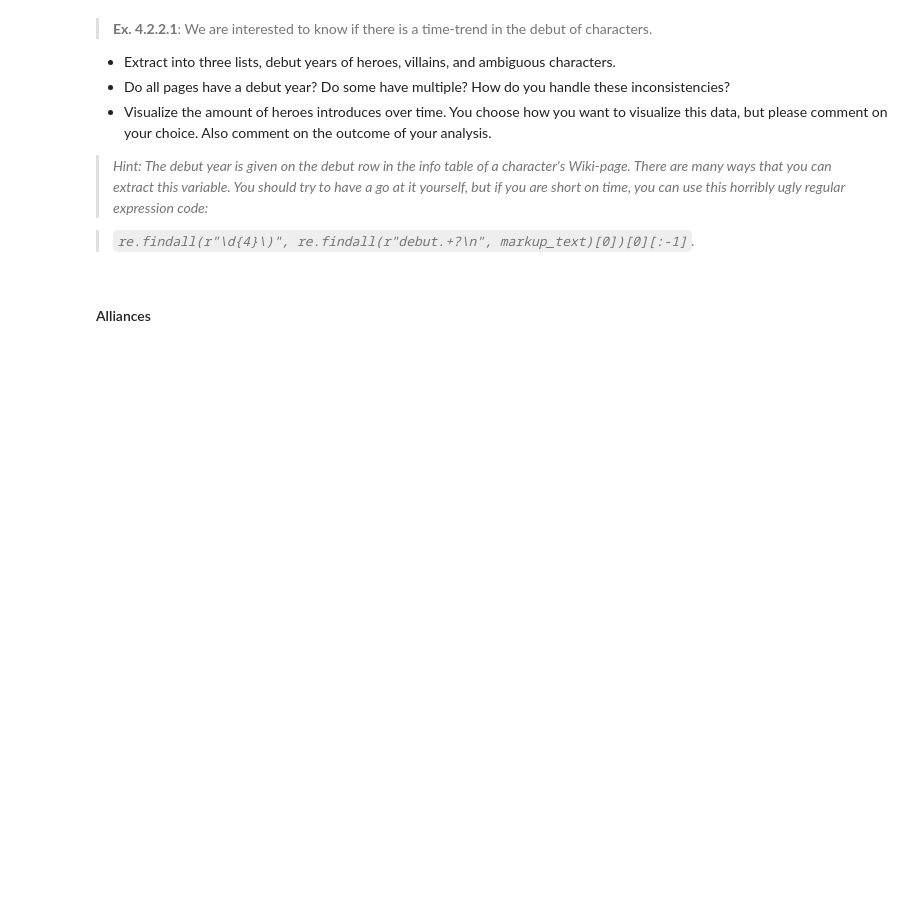
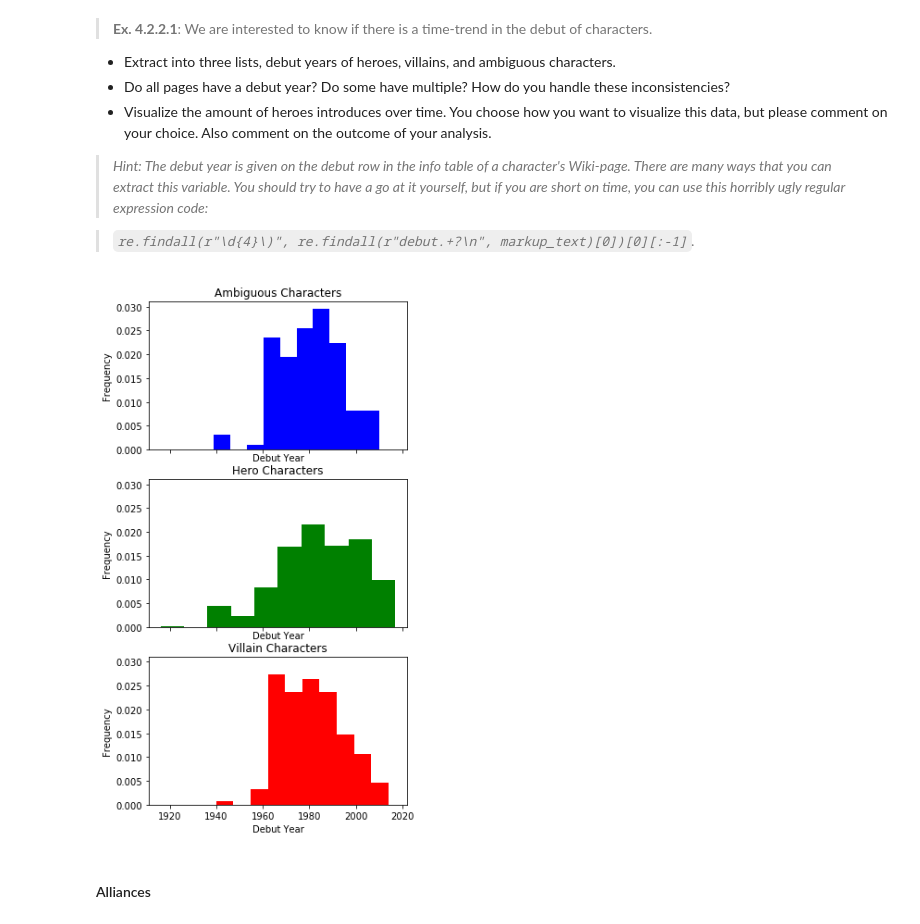
Before and after one commit to DrewMcArthur/computational_analysis_of_big_data_2017, a Jupyter notebook: exercises/exercises_week4.ipynb, the cells around one changed output. Drawn from its saved outputs; the diff is of its cells as text; code cells hidden in the pictures; blank space fills up the shorter version.

```diff
--- a/exercises/exercises_week4.ipynb
+++ b/exercises/exercises_week4.ipynb
@@ -283,3 +258,48 @@ Hood (comics).md
+# %%
+import re
+# iterate through each file
+cats = ["heroes", "villains", "ambiguous"]
+debuts = {"heroes": [], "villains": [], "ambiguous": []}
+
+# iterate through each category
+for cat in cats:
+    # iterate through files in each category's folder
+    for fn in os.listdir('ex4data/' + cat):
+        # open the file and get the text data inside.
+        f = open('ex4data/' + cat + '/' + fn)
+        markup_text = f.read()
+        # use regex to get pieces of data, and if the data we get isn't empty, save that
+        debut_line = re.findall(r"debut.+?\n", markup_text)
+        if debut_line:
+            yrs = re.findall(r"\d{4}\)", re.findall(r"debut.+?\n", markup_text)[0])
+            if yrs:
+                yr = yrs[0][:-1]
+                debuts[cat].append(int(yr))
+
+# plot lists
+
+f, (aPlt, hPlt, vPlt) = plt.subplots(3, 1, figsize=(5, 10), sharex=True, sharey=True)
+
+aPlt.set_ylabel("Frequency")
+aPlt.set_xlabel("Debut Year")
+aPlt.set_title("Ambiguous Characters")
+aPlt.hist(debuts['ambiguous'], normed=True, color='blue')
+
+vPlt.set_ylabel("Frequency")
+vPlt.set_xlabel("Debut Year")
+vPlt.set_title("Villain Characters")
+vPlt.hist(debuts['villains'], normed=True, color='red')
+
+hPlt.set_ylabel("Frequency")
+hPlt.set_xlabel("Debut Year")
+hPlt.set_title("Hero Characters")
+hPlt.hist(debuts['heroes'], normed=True, color='green')
+
+plt.show()
+
+# skip missing points, only use first year if multiple
+# %% [output]
+[figure, added]
 # %% [markdown]
 #### Alliances
 # %% [markdown]
```
Also changed, not shown: parts of 5 cells of this notebook, 29 other files.
